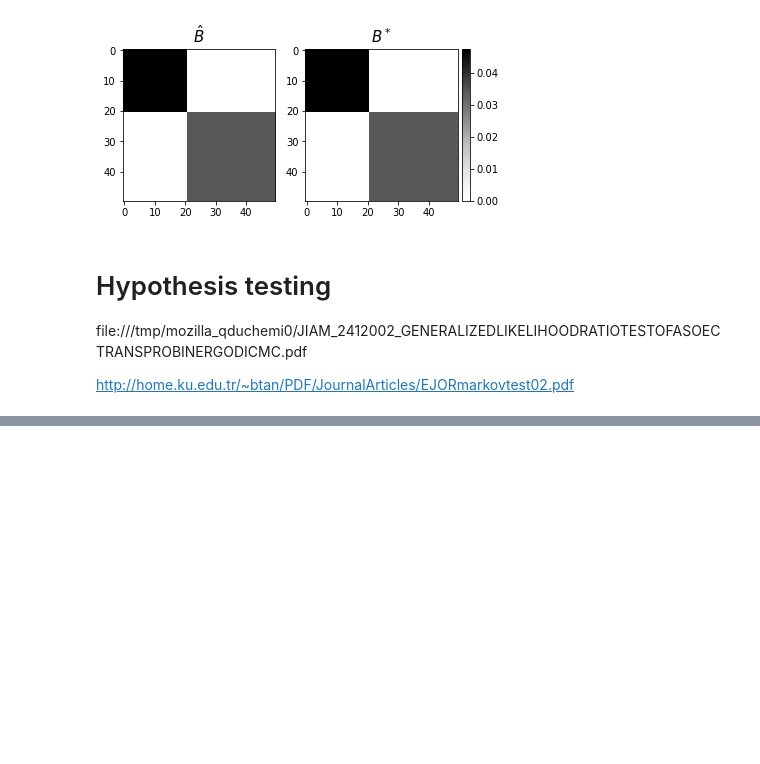
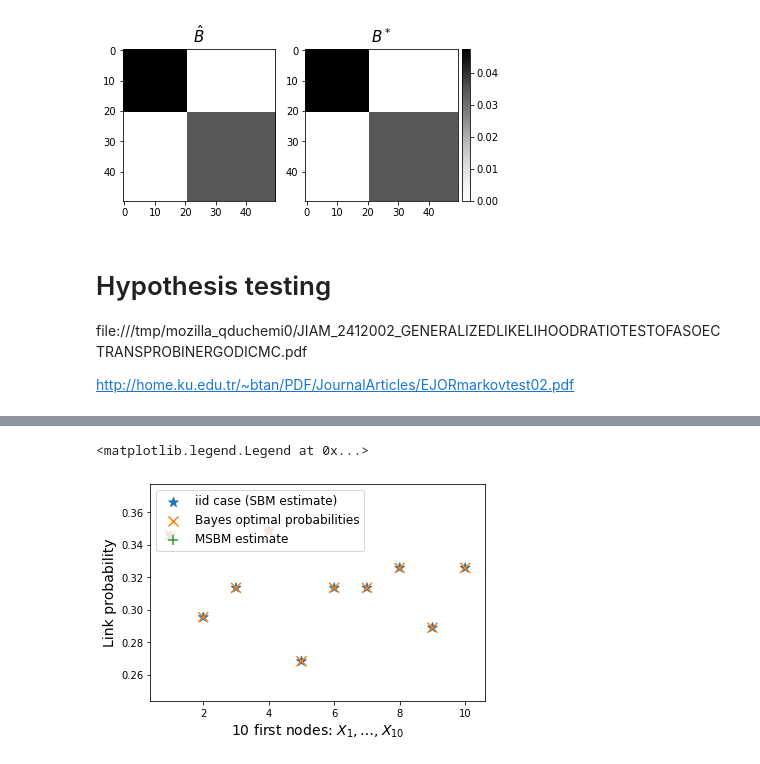
Before and after one commit to quentin-duchemin/inference-markovian-SBM, a Jupyter notebook: experiments_markovian_SBM.ipynb, the cells around one changed output, grey strips where cells are left out. Cells and saved outputs as stored; diff of their text form; code cells hidden in the pictures; blank space fills up the shorter version.

```diff
--- a/experiments_markovian_SBM.ipynb
+++ b/experiments_markovian_SBM.ipynb
@@ -362,0 +527,12 @@ for ind,n in enumerate(list_n):
+# %%
+plt.figure(1)
+ind = np.array([i for i in range(1,11)])
+plt.scatter(ind, link_probas_iid_case.reshape(-1),marker='*', label='iid case (SBM estimate)',s=100*np.ones(10))
+plt.scatter(ind, link_probas_true.reshape(-1),marker='x', label='Bayes optimal probabilities',s=100*np.ones(10))
+plt.scatter(ind, link_probas_estimates.reshape(-1), marker='+', label='MSBM estimate',s=100*np.ones(10))
+plt.xlabel('$10$ first nodes: $X_1, \dots, X_{10}$',fontsize=14)
+plt.ylabel('Link probability', fontsize=14)
+plt.legend(fontsize=12,loc=2)
+# %% [output]
+<matplotlib.legend.Legend at 0x...>
+[figure, added]
```
Also changed, not shown: parts of 16 cells of this notebook, 4 other files.
